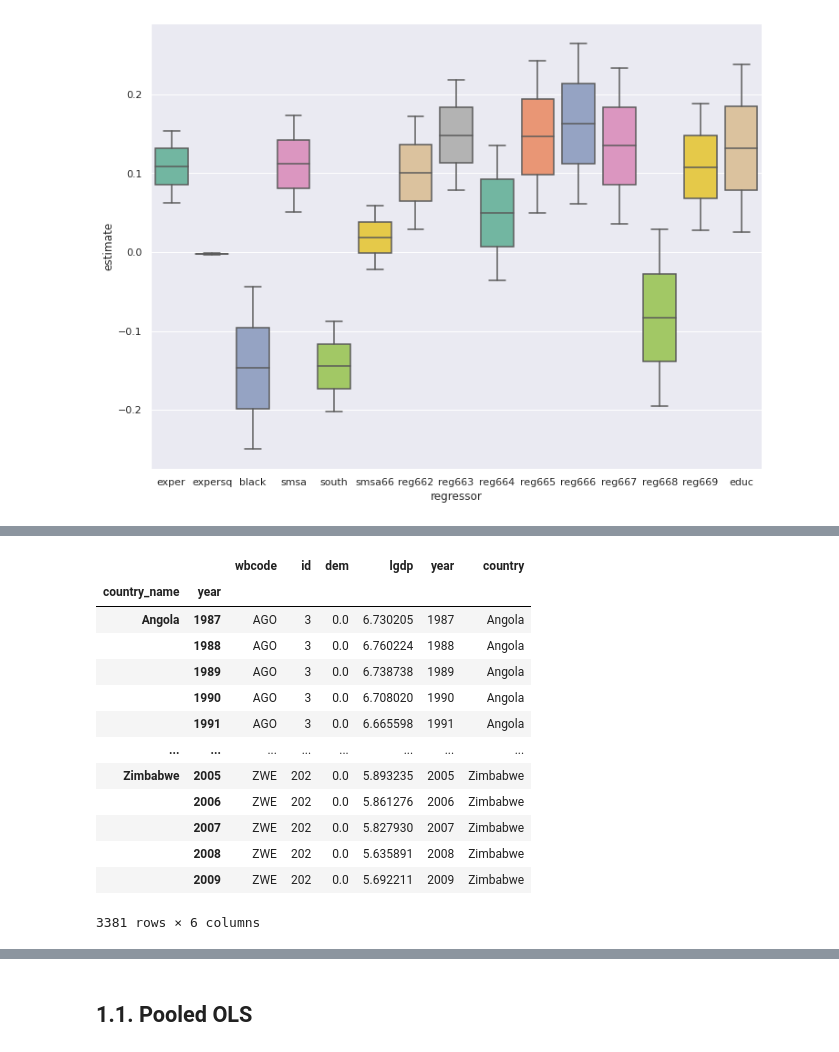
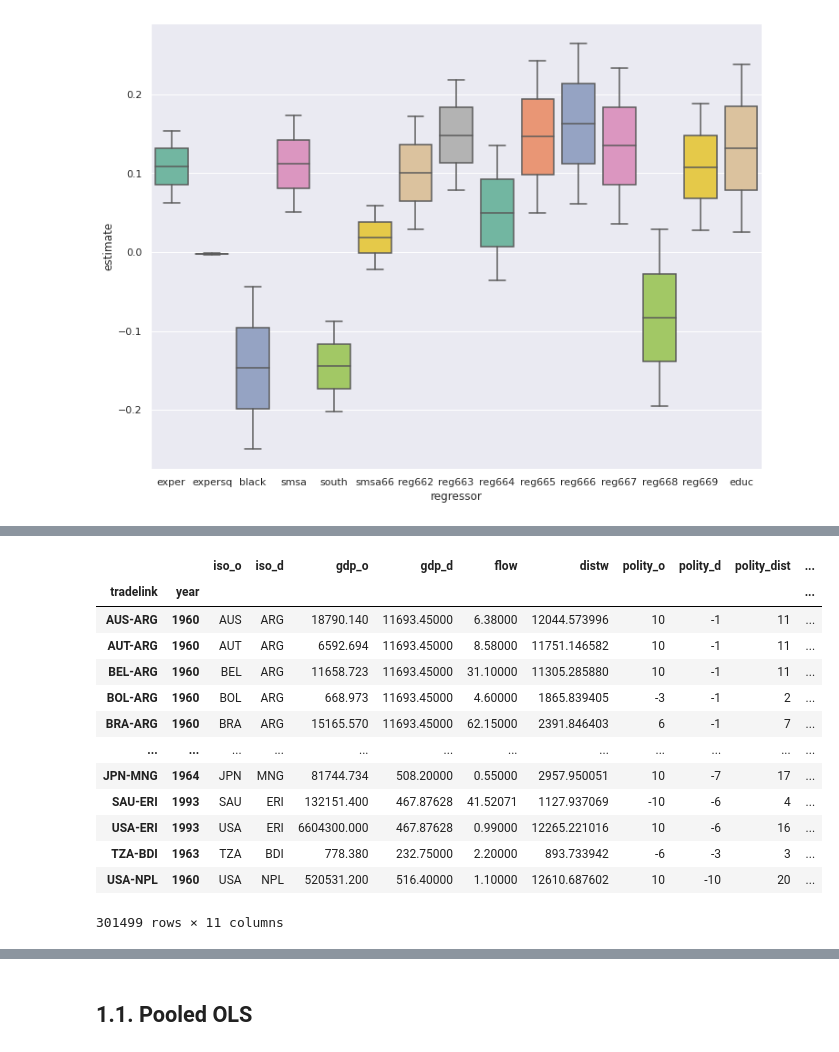
Before and after one commit to topher-lo/PyEC333, a Jupyter notebook: 4_iv_and_panel_iv.ipynb, the cells around one changed output, grey strips where cells are left out. Cells and saved outputs as stored; diff of their text form; code cells hidden in the pictures.

Commit message:
Change demo data to polity data
Former-commit-id: 00a3ca680865d58069a61a396f36b11fbd9d3873

```diff
--- a/4_iv_and_panel_iv.ipynb
+++ b/4_iv_and_panel_iv.ipynb
@@ -400,26 +410,28 @@ sns.boxplot(x="regressor", y="estimate", data=conf_int, palette="Set2")
 # %%
-# Import data from Acemoglu, Naidu, Restrepo and Robinson (2005), "Democracy Does Cause Growth"
+# Import data
+# Dataset created and cleaned by Christopher Lo (https://github.com/topher-lo/tradeflow-polity)
+# Original sources: https://cid.econ.ucdavis.edu/nberus.html and https://www.systemicpeace.org/inscrdata.html
 
-demo_data = pd.read_csv("data/democracy-balanced-l4.csv", index_col=0).set_index(['country_name','year'])
+polity_data = pd.read_csv("data/trade-polity.csv", index_col=0).set_index(['tradelink','year'])
 
 # Include a year column
-demo_data['year'] = demo_data.index.get_level_values('year').astype('str')
+polity_data['year'] = polity_data.index.get_level_values('year').astype('str')
 
-# Include a country column
-demo_data['country'] = demo_data.index.get_level_values('country_name').astype('str')
-demo_data
+# Include a tradelink column
+polity_data['tradelink'] = polity_data.index.get_level_values('tradelink').astype('str')
+polity_data
 # %% [output]
-|  |  | wbcode | id | dem | lgdp | year | country |
-| country_name | year |  |  |  |  |  |  |
-| Angola | 1987 | AGO | 3 | 0.0 | 6.730205 | 1987 | Angola |
-|  | 1988 | AGO | 3 | 0.0 | 6.760224 | 1988 | Angola |
-|  | 1989 | AGO | 3 | 0.0 | 6.738738 | 1989 | Angola |
-|  | 1990 | AGO | 3 | 0.0 | 6.708020 | 1990 | Angola |
-|  | 1991 | AGO | 3 | 0.0 | 6.665598 | 1991 | Angola |
-| ... | ... | ... | ... | ... | ... | ... | ... |
-| Zimbabwe | 2005 | ZWE | 202 | 0.0 | 5.893235 | 2005 | Zimbabwe |
-|  | 2006 | ZWE | 202 | 0.0 | 5.861276 | 2006 | Zimbabwe |
-|  | 2007 | ZWE | 202 | 0.0 | 5.827930 | 2007 | Zimbabwe |
-|  | 2008 | ZWE | 202 | 0.0 | 5.635891 | 2008 | Zimbabwe |
-|  | 2009 | ZWE | 202 | 0.0 | 5.692211 | 2009 | Zimbabwe |
+|  |  | iso_o | iso_d | gdp_o | gdp_d | flow | distw | polity_o | polity_d | polity_dist | ... |
+| tradelink | year |  |  |  |  |  |  |  |  |  | ... |
+| AUS-ARG | 1960 | AUS | ARG | 18790.140 | 11693.45000 | 6.38000 | 12044.573996 | 10 | -1 | 11 | ... |
+| AUT-ARG | 1960 | AUT | ARG | 6592.694 | 11693.45000 | 8.58000 | 11751.146582 | 10 | -1 | 11 | ... |
+| BEL-ARG | 1960 | BEL | ARG | 11658.723 | 11693.45000 | 31.10000 | 11305.285880 | 10 | -1 | 11 | ... |
+| BOL-ARG | 1960 | BOL | ARG | 668.973 | 11693.45000 | 4.60000 | 1865.839405 | -3 | -1 | 2 | ... |
+| BRA-ARG | 1960 | BRA | ARG | 15165.570 | 11693.45000 | 62.15000 | 2391.846403 | 6 | -1 | 7 | ... |
+| ... | ... | ... | ... | ... | ... | ... | ... | ... | ... | ... | ... |
+| JPN-MNG | 1964 | JPN | MNG | 81744.734 | 508.20000 | 0.55000 | 2957.950051 | 10 | -7 | 17 | ... |
+| SAU-ERI | 1993 | SAU | ERI | 132151.400 | 467.87628 | 41.52071 | 1127.937069 | -10 | -6 | 4 | ... |
+| USA-ERI | 1993 | USA | ERI | 6604300.000 | 467.87628 | 0.99000 | 12265.221016 | 10 | -6 | 16 | ... |
+| TZA-BDI | 1963 | TZA | BDI | 778.380 | 232.75000 | 2.20000 | 893.733942 | -6 | -3 | 3 | ... |
+| USA-NPL | 1960 | USA | NPL | 520531.200 | 516.40000 | 1.10000 | 12610.687602 | 10 | -10 | 20 | ... |
-3381 rows × 6 columns
+301499 rows × 11 columns
```
Also changed, not shown: parts of 20 cells of this notebook, 2 other files.
